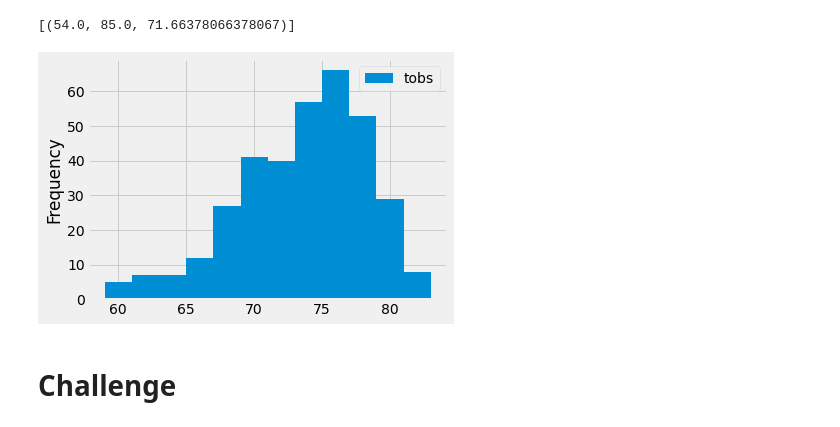
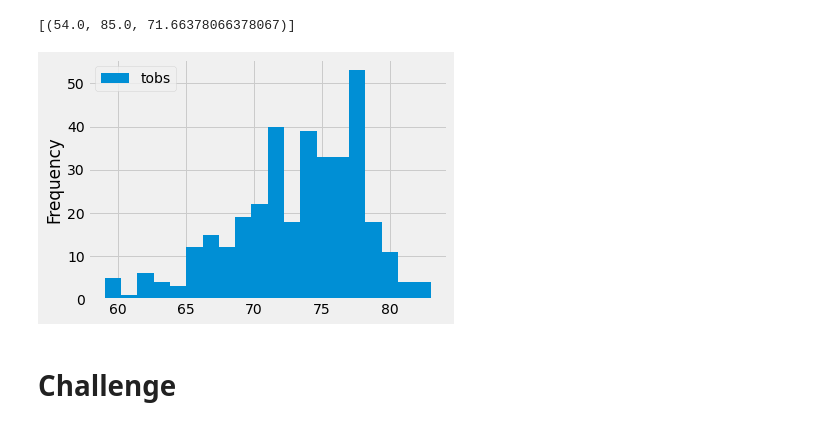
Before and after one commit to sgalikeeva/surfs_up, a Jupyter notebook: climate_analysis.ipynb, the cells around one changed output. Drawn from its saved outputs; the diff is of its cells as text; code cells hidden in the pictures.

```diff
--- a/climate_analysis.ipynb
+++ b/climate_analysis.ipynb
@@ -121,17 +121,16 @@ session.query(func.min(Measurement.tobs), func.max(Measurement.tobs), func.avg(M
 # %%
 # Choose the station with the highest number of temperature observations.
 # Query the last 12 months of temperature observation data for this station and plot the results as a histogram
 results = session.query(Measurement.tobs).filter(Measurement.station == 'USC00519281').filter(
     Measurement.date >= prev_year).all()
 
 df = pd.DataFrame(results, columns=['tobs'])
-df
 
-df.plot.hist(bins=12)
+df.plot.hist(bins=20)
 plt.tight_layout()
 plt.show()
 # %% [output]
-[figure, old version]
+[figure, new version]
 # %%
 # Write a function called `calc_temps` that will accept start date and end date in the format '%Y-%m-%d'
 # and return the minimum, average, and maximum temperatures for that range of dates
```
Also changed, not shown: 1 other file.
